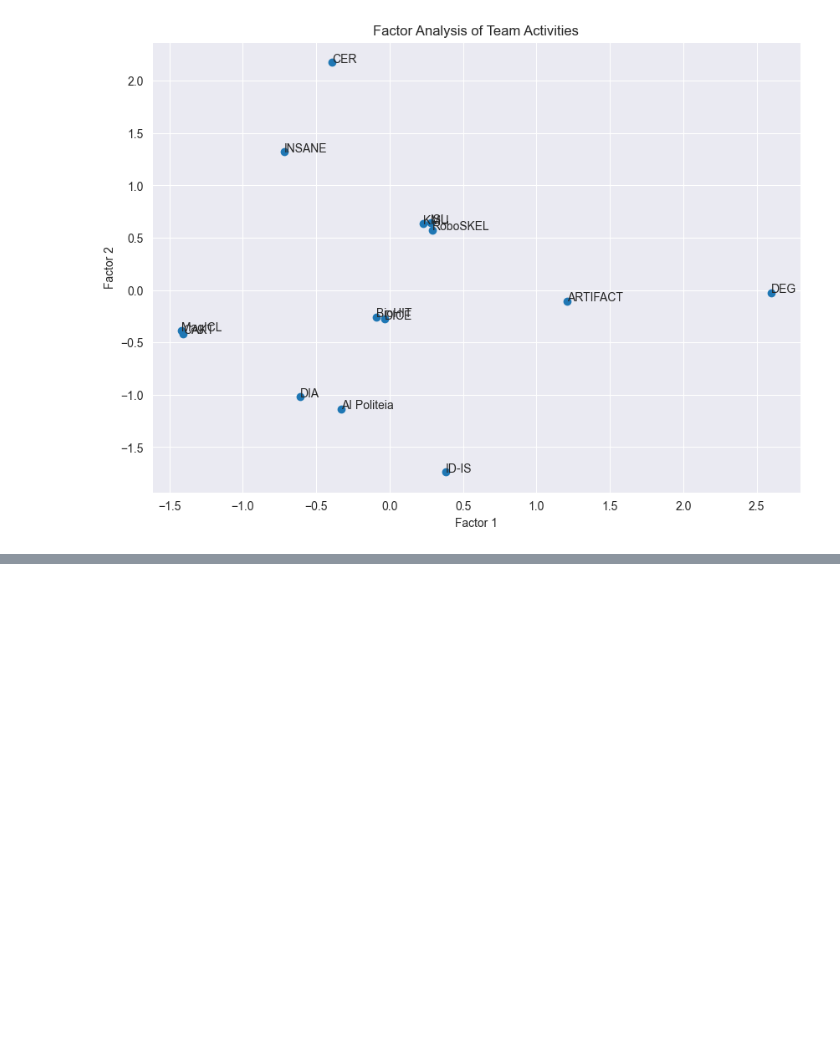
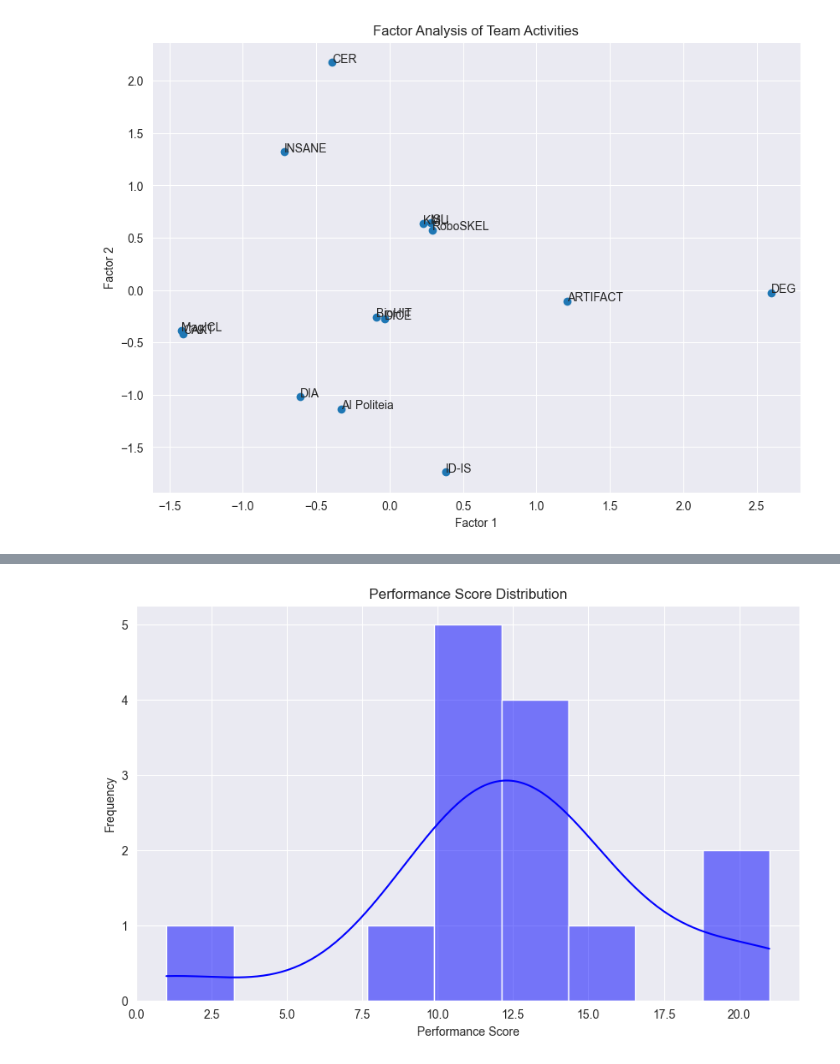
Before and after one commit to codegithubka/Deep-Autoencoder-Company-Segmentation, a Jupyter notebook: factor_analysis.ipynb, the cells around one changed output, grey strips where cells are left out. Drawn from its saved outputs; the diff is of its cells as text; code cells hidden in the pictures; blank space fills up the shorter version.

```diff
--- a/factor_analysis.ipynb
+++ b/factor_analysis.ipynb
@@ -86,0 +106,10 @@ NameError: name 'plt' is not defined
+# %%
+feature_weights = {
+    'Demos': 1,
+    'Industrial Collaborations': 1,
+    'Academic Collaborations': 1,
+    'Application-Oriented': 1,
+    'System Maturity': 1,
+    'Funding': 1,
+    'Number of Members': 1,
+}
@@ -86,0 +181,21 @@ NameError: name 'plt' is not defined
+# %%
+def plot_performance_distribution(df):
+    """
+    Plots a histogram of performance scores with a kernel density estimate (KDE).
+
+    Parameters:
+    - df (DataFrame): The DataFrame containing the team activity data and performance scores.
+
+    Returns:
+    - None
+    """
+    plt.figure(figsize=(10, 6))
+    sns.histplot(df['Performance Score'], kde=True, color='blue')
+    plt.title('Performance Score Distribution')
+    plt.xlabel('Performance Score')
+    plt.ylabel('Frequency')
+    plt.show()
+# %%
+plot_performance_distribution(df)
+# %% [output]
+[figure, added]
```
Also changed, not shown: parts of 8 cells of this notebook, 5 other files.
